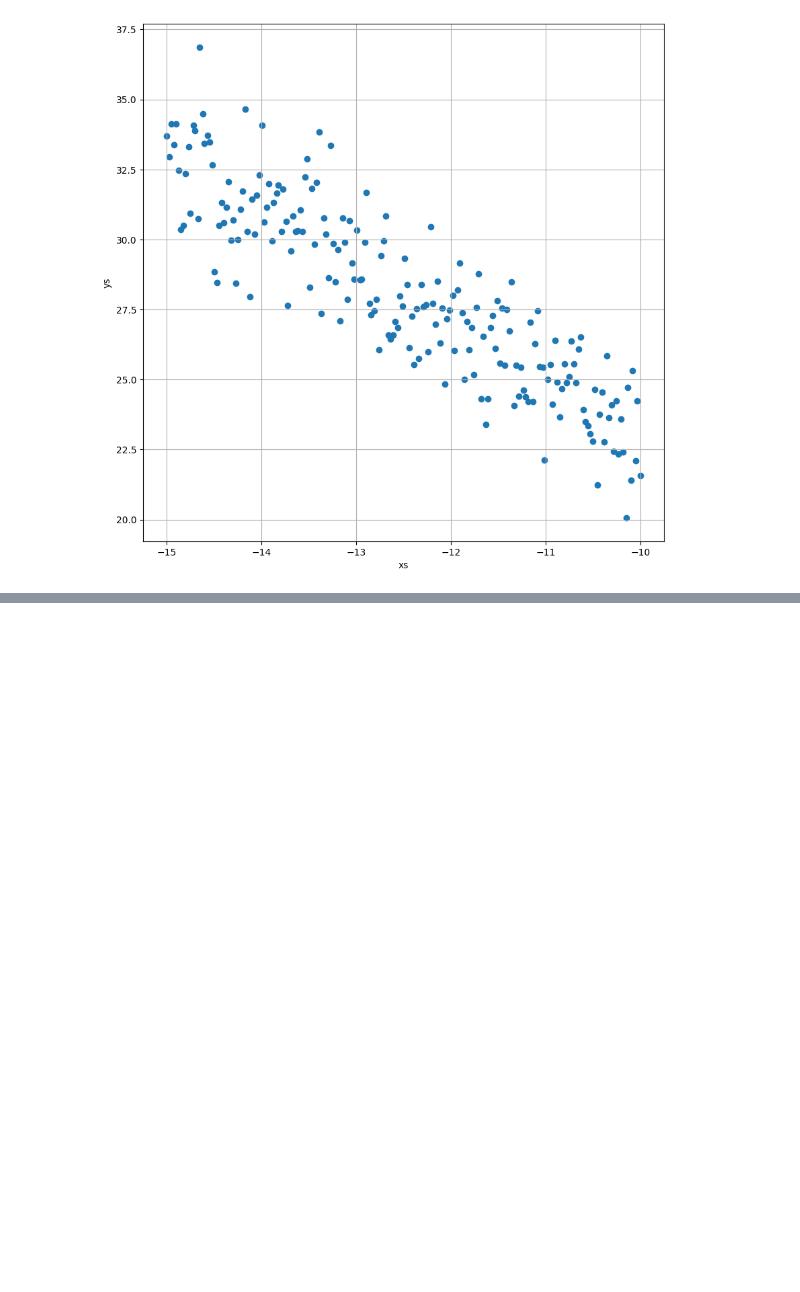
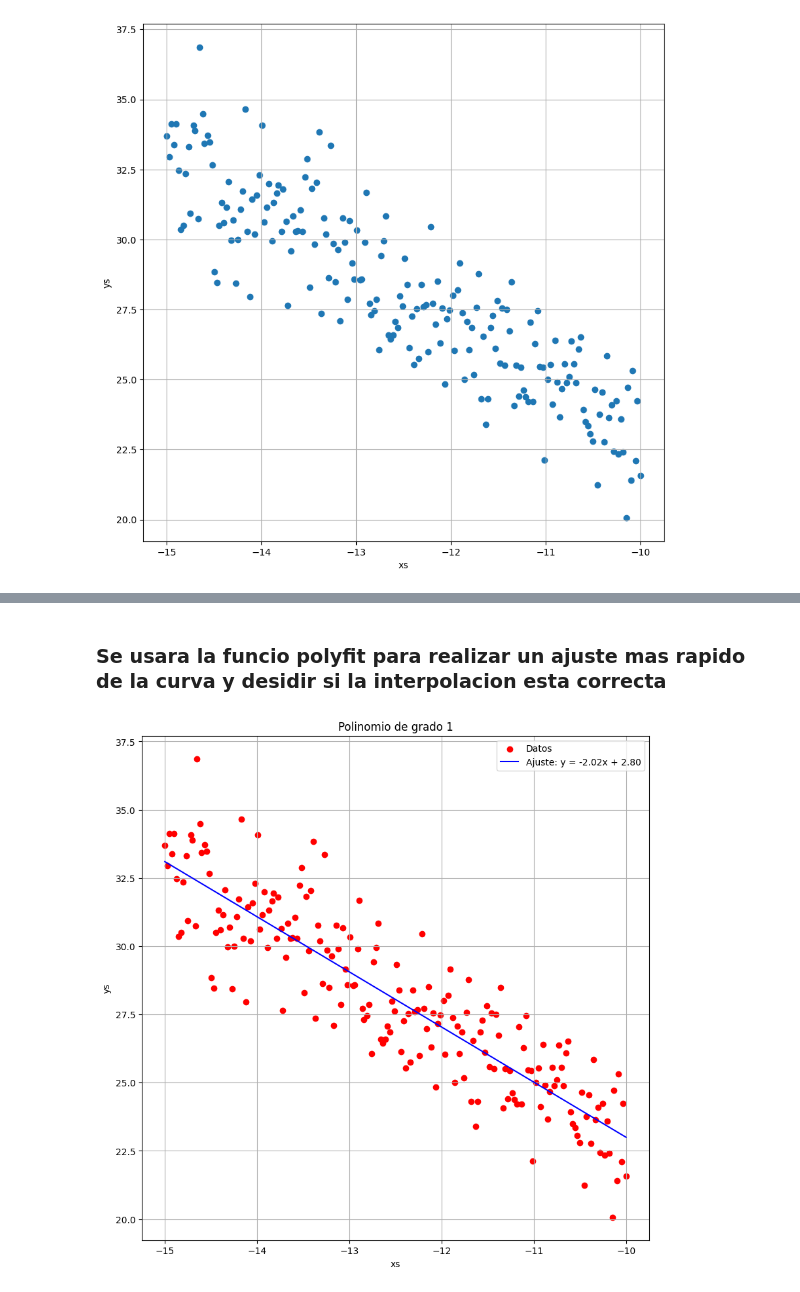
Before and after one commit to DavidEgas2004/Examen_IIB, a Jupyter notebook: p3_min_squares.ipynb, the cells around one changed output, grey strips where cells are left out. Drawn from its saved outputs; the diff is of its cells as text; code cells hidden in the pictures; blank space fills up the shorter version.

```diff
--- a/p3_min_squares.ipynb
+++ b/p3_min_squares.ipynb
@@ -511,0 +520,26 @@ plt.show()
+# %% [markdown]
+### Se usara la funcio polyfit para realizar un ajuste mas rapido de la curva y desidir si la interpolacion esta correcta
+# %%
+resultado = np.polyfit(xs, ys, 1)
+m = resultado[0]
+b = resultado[1]
+
+
+# Línea de ajuste
+x_line = np.linspace(min(xs), max(xs), 100)  # Generar más puntos para una línea más suave
+y_line = m * x_line + b
+# Crear la gráfica
+plt.figure(figsize=(10, 10))
+plt.scatter(xs, ys, label="Datos", color="red")  # Puntos de los datos
+plt.plot(x_line, y_line, color="blue", label=f"Ajuste: y = {m:.2f}x + {b:.2f}")  # Línea de ajuste
+
+# Personalizar la gráfica
+
+plt.xlabel("xs")
+plt.ylabel("ys")
+plt.title("Polinomio de grado 1")
+plt.legend()  # Mostrar la leyenda
+plt.grid(True)  # Añadir una cuadrícula
+plt.show()
+# %% [output]
+[figure, added]
```
Also changed, not shown: parts of 4 cells of this notebook, 1 other file.
